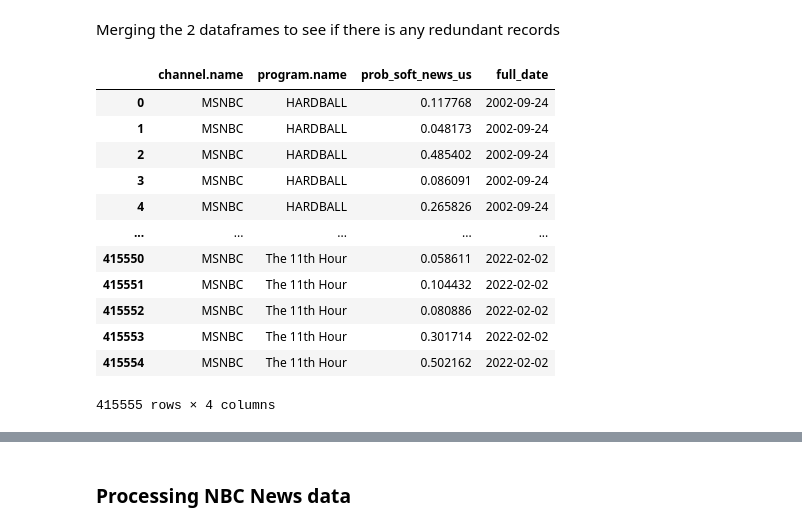
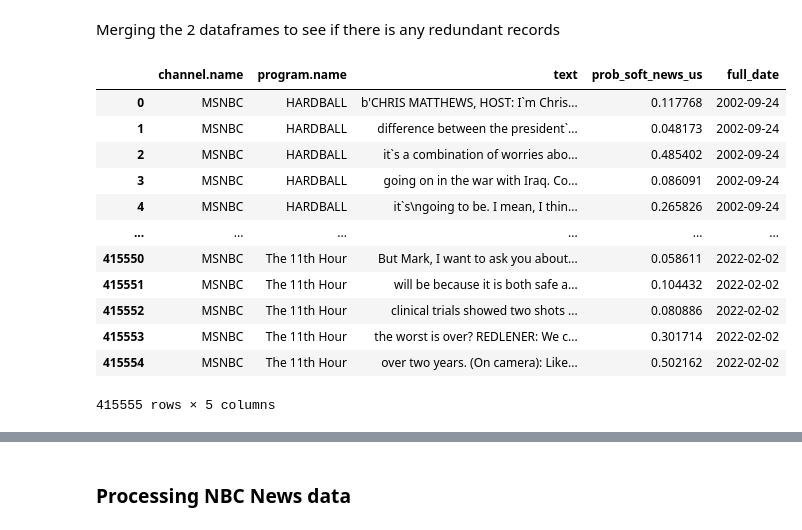
Before and after one commit to notnews/naught_news, a Jupyter notebook: notebooks/soft_news_pipeline.ipynb, the cells around one changed output, grey strips where cells are left out. Cells and saved outputs as stored; diff of their text form; code cells hidden in the pictures.

```diff
--- a/notebooks/soft_news_pipeline.ipynb
+++ b/notebooks/soft_news_pipeline.ipynb
@@ -111,11 +112,11 @@ these files have different formats so we'll need to process individually
 ### MSNBC 2003-2014 data
 # %%
 news_df = pd.read_csv('../dataverse_files/processed/soft_news_msnbc--2003--2014.csv')
-news_df.rename(columns={'Source':'channel.name', 'Show':'program.name'},inplace=True)
+news_df.rename(columns={'Source':'channel.name', 'Show':'program.name', 'Content':'text'},inplace=True)
 news_df['full_date'] = pd.to_datetime(news_df.Date)
 
 # keeping only the required columns in the dataframe
-news_df = news_df[news_df.columns[news_df.columns.isin(['channel.name','program.name','full_date','prob_soft_news_us'])]]
+news_df = news_df[news_df.columns[news_df.columns.isin(['channel.name','program.name','full_date','prob_soft_news_us','text'])]]
 # %% [markdown]
 ### MSNBC 2010-2021 data
 # %%
@@ -125,7 +126,7 @@ news2_df.rename(columns={'Source':'channel.name', 'show_name':'program.name'},in
 news2_df['full_date'] = pd.to_datetime(news2_df.air_date)
 
 # keeping only the required columns in the dataframe
-news2_df = news2_df[news2_df.columns[news2_df.columns.isin(['channel.name','program.name','full_date','prob_soft_news_us'])]]
+news2_df = news2_df[news2_df.columns[news2_df.columns.isin(['channel.name','program.name','full_date','prob_soft_news_us','text'])]]
 # %%
 print (f'Size of 2003-2014 df: {news_df.shape}')
 print (f'Size of 2010-2021 df: {news2_df.shape}')
@@ -135,21 +136,21 @@ Size of 2010-2021 df: (163122, 4)
 # %% [markdown]
 Merging the 2 dataframes to see if there is any redundant records
 # %%
-news_df.merge(news2_df, how='outer', on=['channel.name','program.name','full_date', 'prob_soft_news_us'])
+news_df.merge(news2_df, how='outer', on=['channel.name','program.name','full_date', 'prob_soft_news_us','text'])
 # %% [output]
-|  | channel.name | program.name | prob_soft_news_us | full_date |
-| 0 | MSNBC | HARDBALL | 0.117768 | 2002-09-24 |
-| 1 | MSNBC | HARDBALL | 0.048173 | 2002-09-24 |
-| 2 | MSNBC | HARDBALL | 0.485402 | 2002-09-24 |
-| 3 | MSNBC | HARDBALL | 0.086091 | 2002-09-24 |
-| 4 | MSNBC | HARDBALL | 0.265826 | 2002-09-24 |
-| ... | ... | ... | ... | ... |
-| 415550 | MSNBC | The 11th Hour | 0.058611 | 2022-02-02 |
-| 415551 | MSNBC | The 11th Hour | 0.104432 | 2022-02-02 |
-| 415552 | MSNBC | The 11th Hour | 0.080886 | 2022-02-02 |
-| 415553 | MSNBC | The 11th Hour | 0.301714 | 2022-02-02 |
-| 415554 | MSNBC | The 11th Hour | 0.502162 | 2022-02-02 |
+|  | channel.name | program.name | text | prob_soft_news_us | full_date |
+| 0 | MSNBC | HARDBALL | b'CHRIS MATTHEWS, HOST: I`m Chris... | 0.117768 | 2002-09-24 |
+| 1 | MSNBC | HARDBALL | difference between the president`... | 0.048173 | 2002-09-24 |
+| 2 | MSNBC | HARDBALL | it`s a combination of worries abo... | 0.485402 | 2002-09-24 |
+| 3 | MSNBC | HARDBALL | going on in the war with Iraq. Co... | 0.086091 | 2002-09-24 |
+| 4 | MSNBC | HARDBALL | it`s\ngoing to be. I mean, I thin... | 0.265826 | 2002-09-24 |
+| ... | ... | ... | ... | ... | ... |
+| 415550 | MSNBC | The 11th Hour | But Mark, I want to ask you about... | 0.058611 | 2022-02-02 |
+| 415551 | MSNBC | The 11th Hour | will be because it is both safe a... | 0.104432 | 2022-02-02 |
+| 415552 | MSNBC | The 11th Hour | clinical trials showed two shots ... | 0.080886 | 2022-02-02 |
+| 415553 | MSNBC | The 11th Hour | the worst is over? REDLENER: We c... | 0.301714 | 2022-02-02 |
+| 415554 | MSNBC | The 11th Hour | over two years. (On camera): Like... | 0.502162 | 2022-02-02 |
-415555 rows × 4 columns
+415555 rows × 5 columns
 # %%
 full_df = pd.concat([full_df, news_df], axis=0)
 # %%
```
Also changed, not shown: parts of 45 cells of this notebook.
